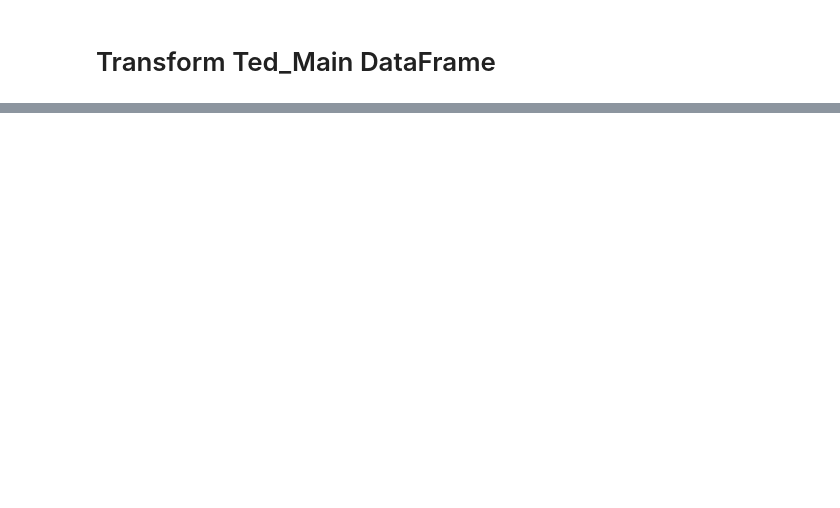
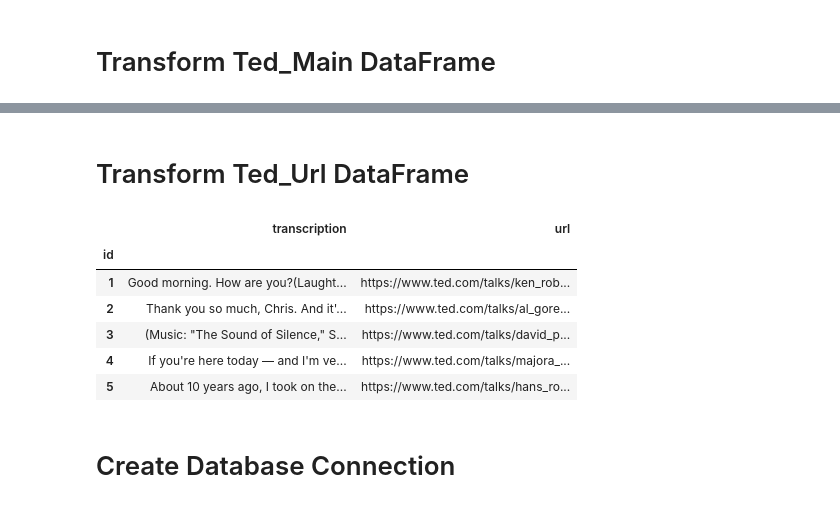
Before and after one commit to shettman/TEDTalks-ETL-Project, a Jupyter notebook: TedTalks_pandas_etl.ipynb, the cells around one changed output, grey strips where cells are left out. Cells and saved outputs as stored; diff of their text form; code cells hidden in the pictures; blank space fills up the shorter version.

```diff
--- a/TedTalks_pandas_etl.ipynb
+++ b/TedTalks_pandas_etl.ipynb
@@ -138,3 +130,28 @@ ted_main_transformed
+# %% [markdown]
+# Transform Ted_Url DataFrame
+# %%
+# Create a filtered dataframe from specific columns
+ted_url_cols = ["id","transcript","url"]
+ted_url_transformed = df_transcript[ted_url_cols].copy()
+
+# Rename the column headers
+ted_url_transformed = ted_url_transformed.rename(columns={"id":"id","transcript":"transcription","url":"url"})
+
+# Set index
+ted_url_transformed.set_index("id", inplace=True)
+
+# Print the transformed data
+ted_url_transformed.head()
+# %% [output]
+|  | transcription | url |
+| id |  |  |
+| 1 | Good morning. How are you?(Laught... | https://www.ted.com/talks/ken_rob... |
+| 2 | Thank you so much, Chris. And it'... | https://www.ted.com/talks/al_gore... |
+| 3 | (Music: "The Sound of Silence," S... | https://www.ted.com/talks/david_p... |
+| 4 | If you're here today — and I'm ve... | https://www.ted.com/talks/majora_... |
+| 5 | About 10 years ago, I took on the... | https://www.ted.com/talks/hans_ro... |
+# %% [markdown]
+# Create Database Connection
 # %%
 connection_string = "postgres:postgres@localhost:5432/tedtalks_db"
 engine = create_engine(f'postgresql://{connection_string}')
```
Also changed, not shown: parts of 12 cells of this notebook, 1 other file.
